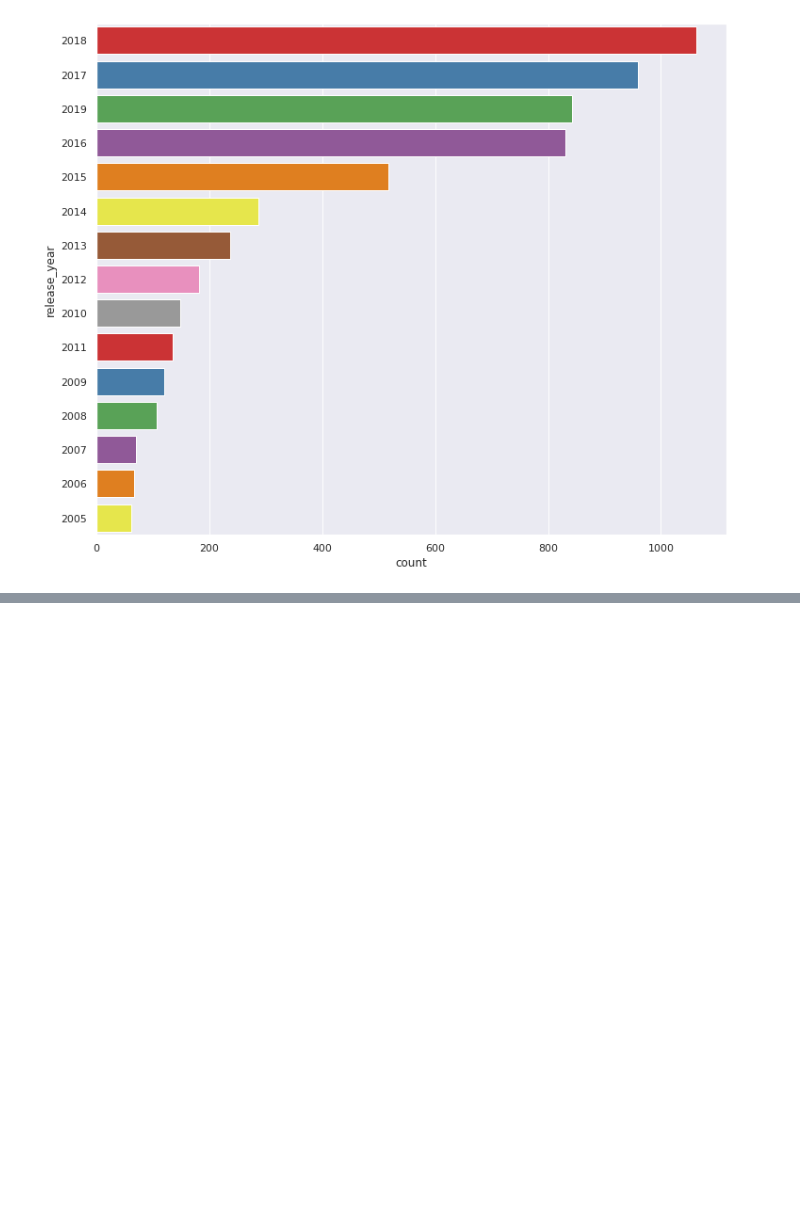
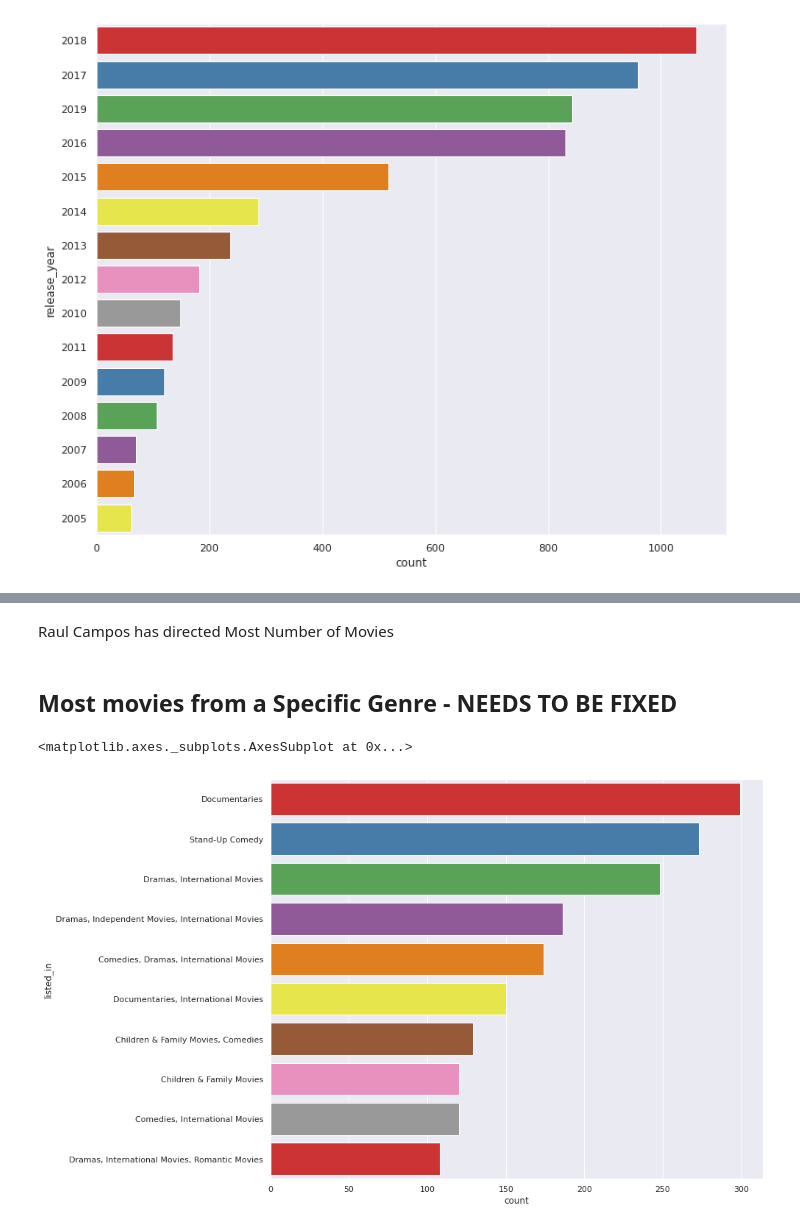
Before and after one commit to SahilChachra/Netflix-Data-Visualization, a Jupyter notebook: Netflix Data Visualization.ipynb, the cells around one changed output, grey strips where cells are left out. Saved outputs shown, nothing was run; the diff lists cells and outputs as text; code cells hidden in the pictures; blank space fills up the shorter version.

```diff
--- a/Netflix Data Visualization.ipynb
+++ b/Netflix Data Visualization.ipynb
@@ -96,0 +137,10 @@ ax = sns.countplot(y='release_year',data=data,order=data['release_year'].value_c
+# %% [markdown]
+Raul Campos has directed Most Number of Movies
+# %% [markdown]
+## Most movies from a Specific Genre - NEEDS TO BE FIXED
+# %%
+plt.figure(figsize=(12,10))
+sns.countplot(y='listed_in',data=movie,order=movie['listed_in'].value_counts().index[0:10],palette='Set1')
+# %% [output]
+<matplotlib.axes._subplots.AxesSubplot at 0x...>
+[figure, added]
```
Also changed, not shown: parts of 10 cells of this notebook.
